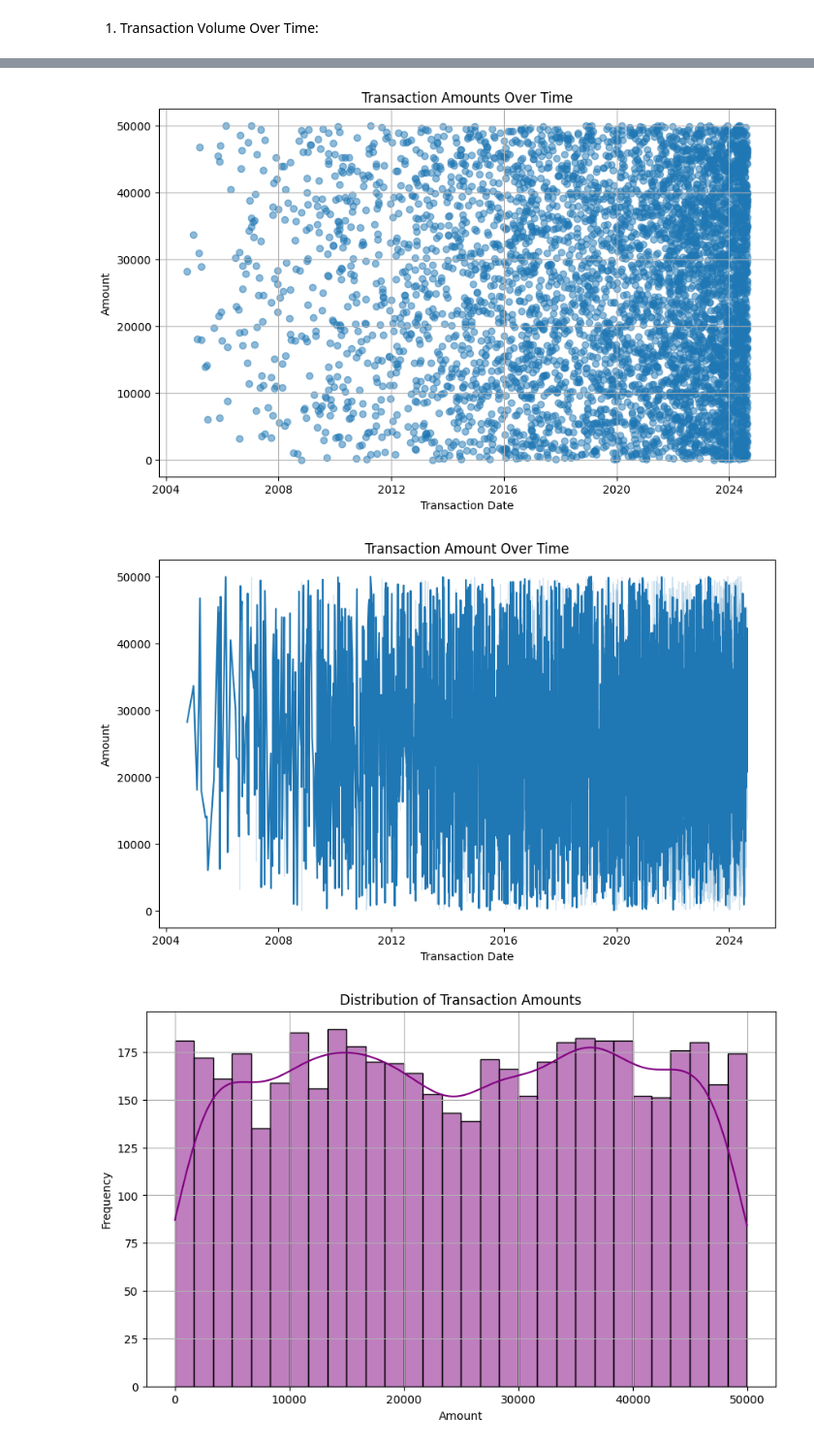
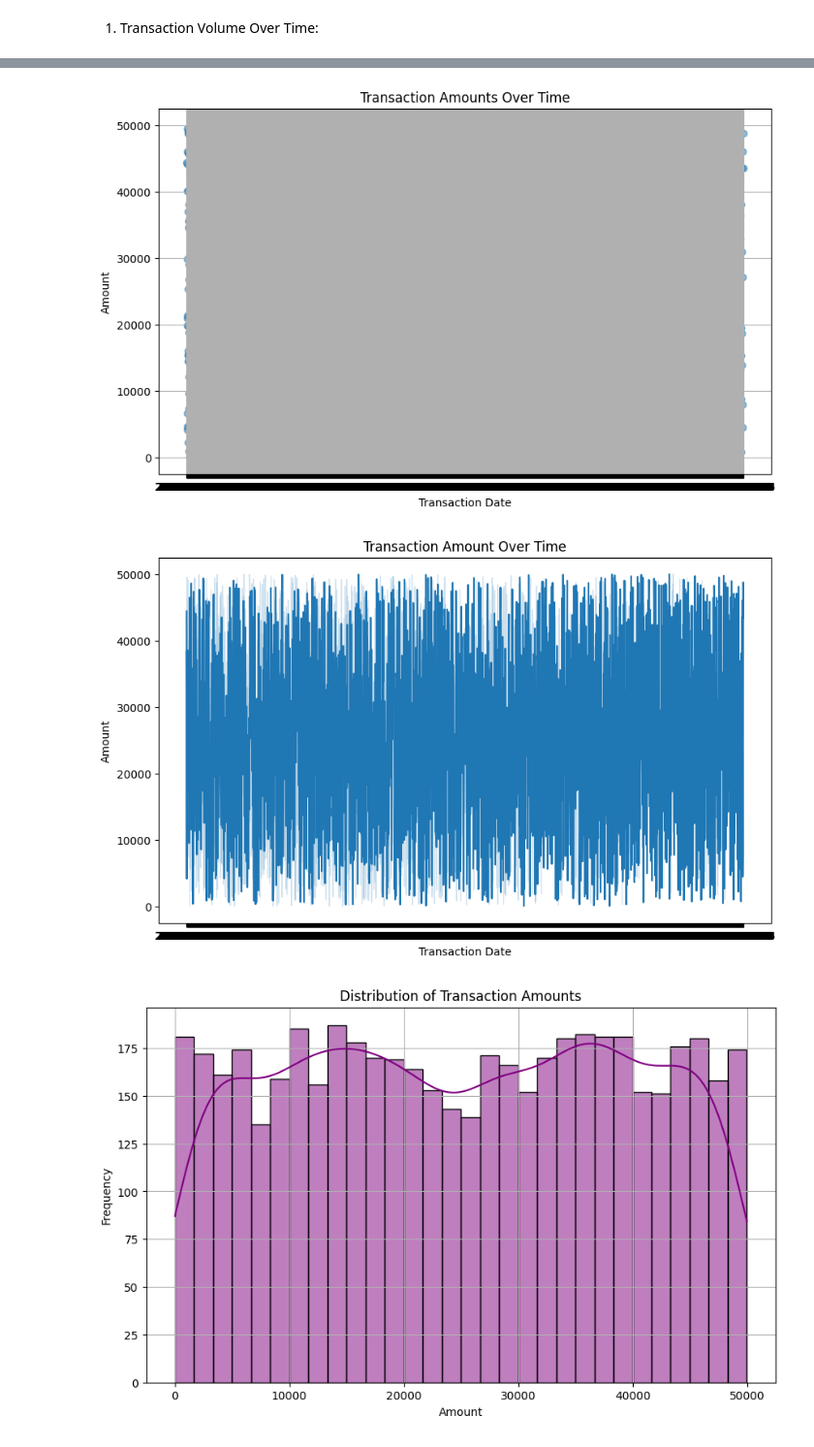
Before and after one commit to rajusau/Financial-Transaction-Analysis, a Jupyter notebook: Python_Visualization.ipynb, the cells around one changed output, grey strips where cells are left out. Shown: that part at 97% size. Cells and saved outputs as stored; diff of their text form; code cells hidden in the pictures.

```diff
--- a/Python_Visualization.ipynb
+++ b/Python_Visualization.ipynb
@@ -48,13 +66,14 @@ print(df.head())
 # %%
+df=pd.read_csv('transactions.csv')
 plt.figure(figsize=(10, 6))
 plt.scatter(df['transaction_date'], df['amount'], alpha=0.5)
 plt.title('Transaction Amounts Over Time')
 plt.xlabel('Transaction Date')
 plt.ylabel('Amount')
 plt.grid(True)
 plt.show()
 # %% [output]
-[figure, old version]
+[figure, new version]
 # %%
 import seaborn as sns
 # %%
@@ -66,7 +85,7 @@ plt.xlabel('Transaction Date')
 plt.ylabel('Amount')
 plt.show()
 # %% [output]
-[figure, old version]
+[figure, new version]
 # %%
 plt.figure(figsize=(10, 6))
 sns.histplot(df['amount'], bins=30, kde=True, color='purple')
```
Also changed, not shown: parts of 7 cells of this notebook, 1 other file.
